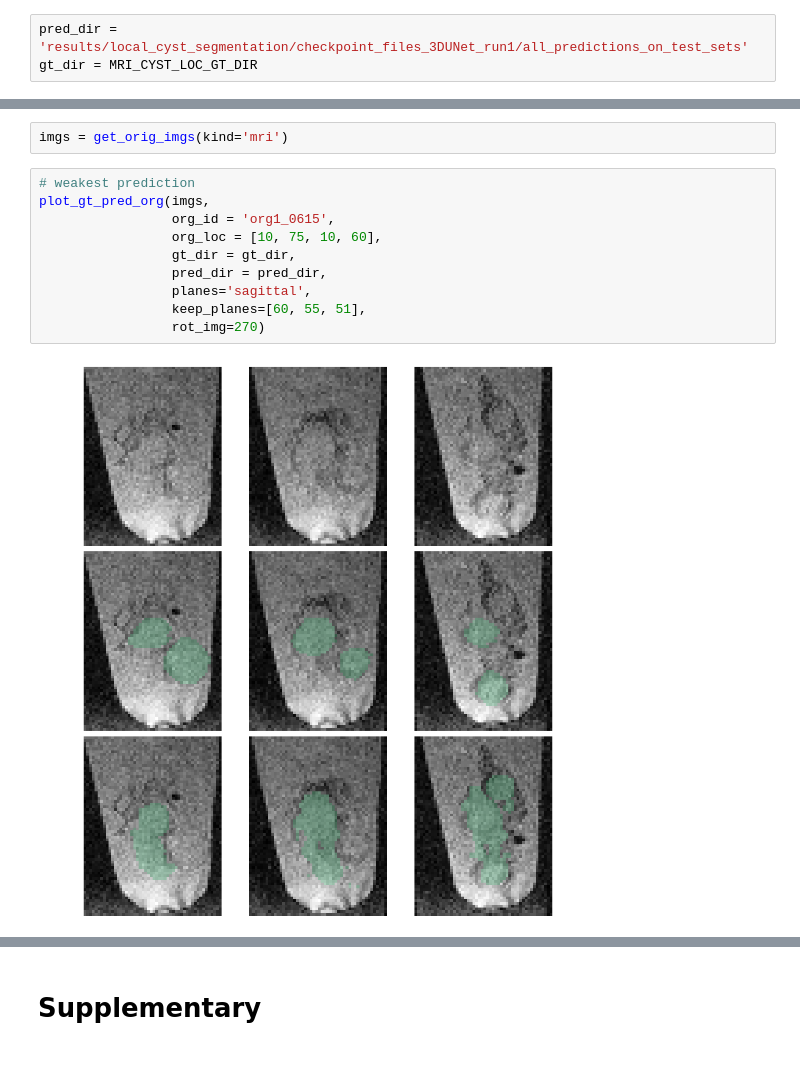
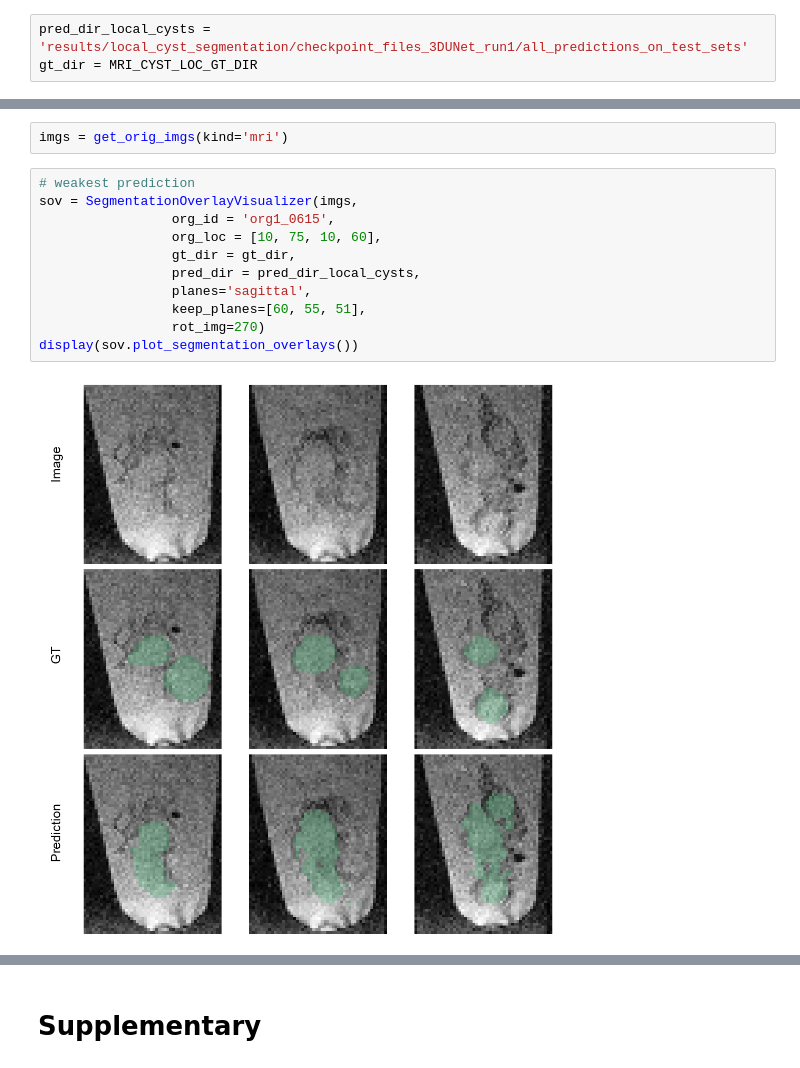
Before and after one commit to deiluca/cerebral_organoid_quant_mri, a Jupyter notebook: scripts/data_analysis.ipynb, the cells around one changed output, grey strips where cells are left out. Cells and saved outputs as stored; diff of their text form.

```diff
--- a/scripts/data_analysis.ipynb
+++ b/scripts/data_analysis.ipynb
@@ -173,7 +173,7 @@ plot_trace_lq_hq_mean_org_int(save_to='results/global_cyst_classification/trace_
 # %% [markdown]
 #### extract results
 # %%
-pred_dir = 'results/local_cyst_segmentation/checkpoint_files_3DUNet_run1/all_predictions_on_test_sets'
+pred_dir_local_cysts = 'results/local_cyst_segmentation/checkpoint_files_3DUNet_run1/all_predictions_on_test_sets'
 gt_dir = MRI_CYST_LOC_GT_DIR
 # %%
 spe = SegmentationPerformanceExtractor(pred_dir = pred_dir,
@@ -190,15 +190,16 @@ Test Dice 0.63±0.15 (mean±SD)
 imgs = get_orig_imgs(kind='mri')
 # %%
 # weakest prediction
-plot_gt_pred_org(imgs,
+sov = SegmentationOverlayVisualizer(imgs,
                  org_id = 'org1_0615',
                  org_loc = [10, 75, 10, 60],
                  gt_dir = gt_dir,
-                 pred_dir = pred_dir,
+                 pred_dir = pred_dir_local_cysts,
                  planes='sagittal',
                  keep_planes=[60, 55, 51],
                  rot_img=270)
+display(sov.plot_segmentation_overlays())
 # %% [output]
-[figure, old version]
+[figure, new version]
 # %%
 # intermediate prediction
```
Also changed, not shown: parts of 4 cells of this notebook, 3 other files.
